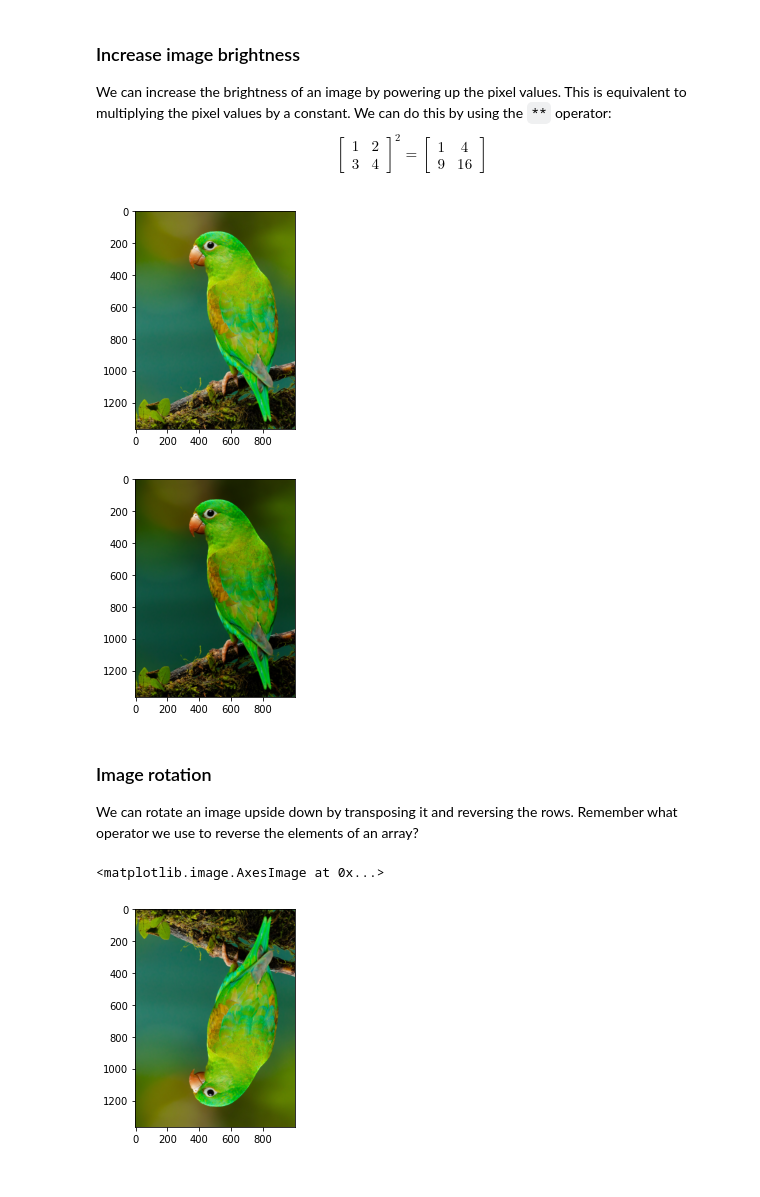
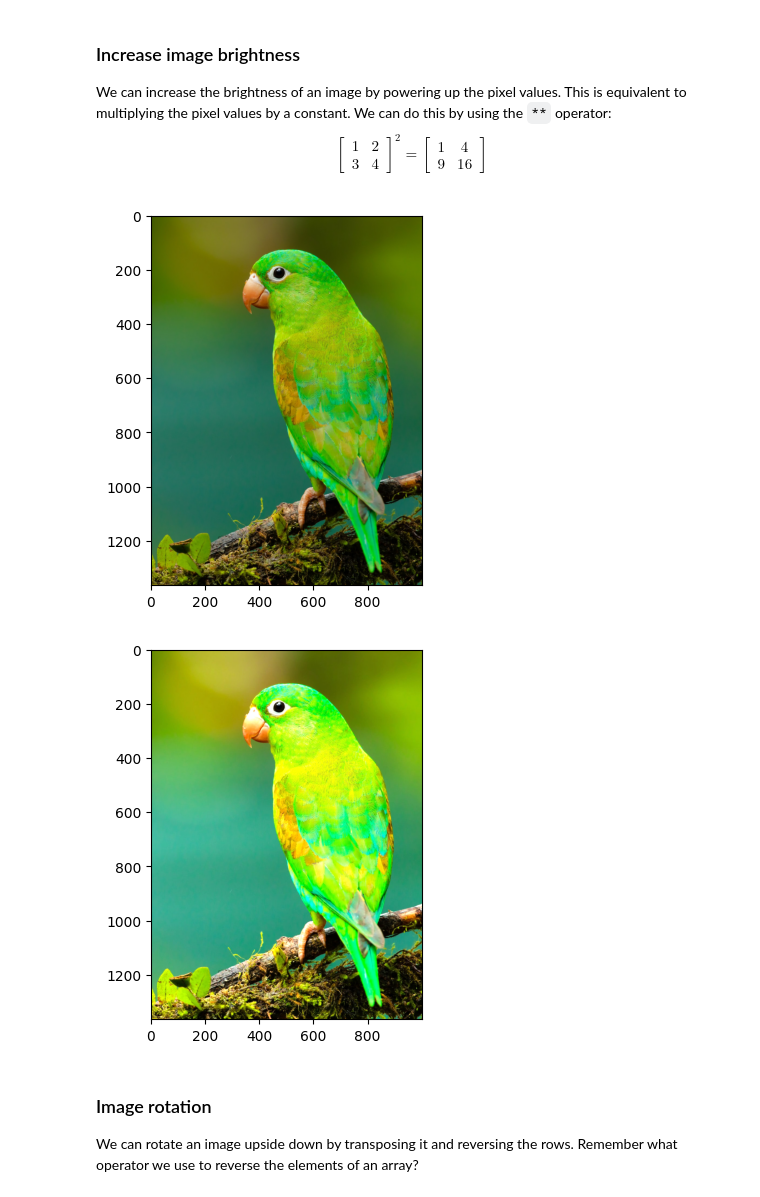
Before and after one commit to thaisonatk/python-datascience-course, a Jupyter notebook: week_ (3)/2. NumPy exercises.ipynb, the cells around one changed output. Drawn from its saved outputs; the diff is of its cells as text; code cells hidden in the pictures.

```diff
--- a/week_ (3)/2. NumPy exercises.ipynb
+++ b/week_ (3)/2. NumPy exercises.ipynb
@@ -380,21 +422,15 @@ We can increase the brightness of an image by powering up the pixel values. This
 # %%
 # Tried to increase the contrast of the image, how can we do it?
 # Hint, becareful about the range of the values after increasing the brightness.
 contrast_value = 1.5
-high_contrast_image = # your code goes here
+high_contrast_image = cv2.convertScaleAbs(image, alpha = contrast_value,beta = 0)
 plt.imshow(image)
 plt.show()
 plt.imshow(high_contrast_image)
 plt.show()
 # %% [output]
-[figure, old version]
+[figure, new version]
-[figure, old version]
+[figure, new version]
 # %% [markdown]
 ### Image rotation
 We can rotate an image upside down by transposing it and reversing the rows. Remember what operator we use to reverse the elements of an array?
-# %%
-# your code goes here
-plt.imshow(flip_image)
-# %% [output]
-<matplotlib.image.AxesImage at 0x...>
-[figure, removed]
```
Also changed, not shown: parts of 36 cells of this notebook, 15 other files.
